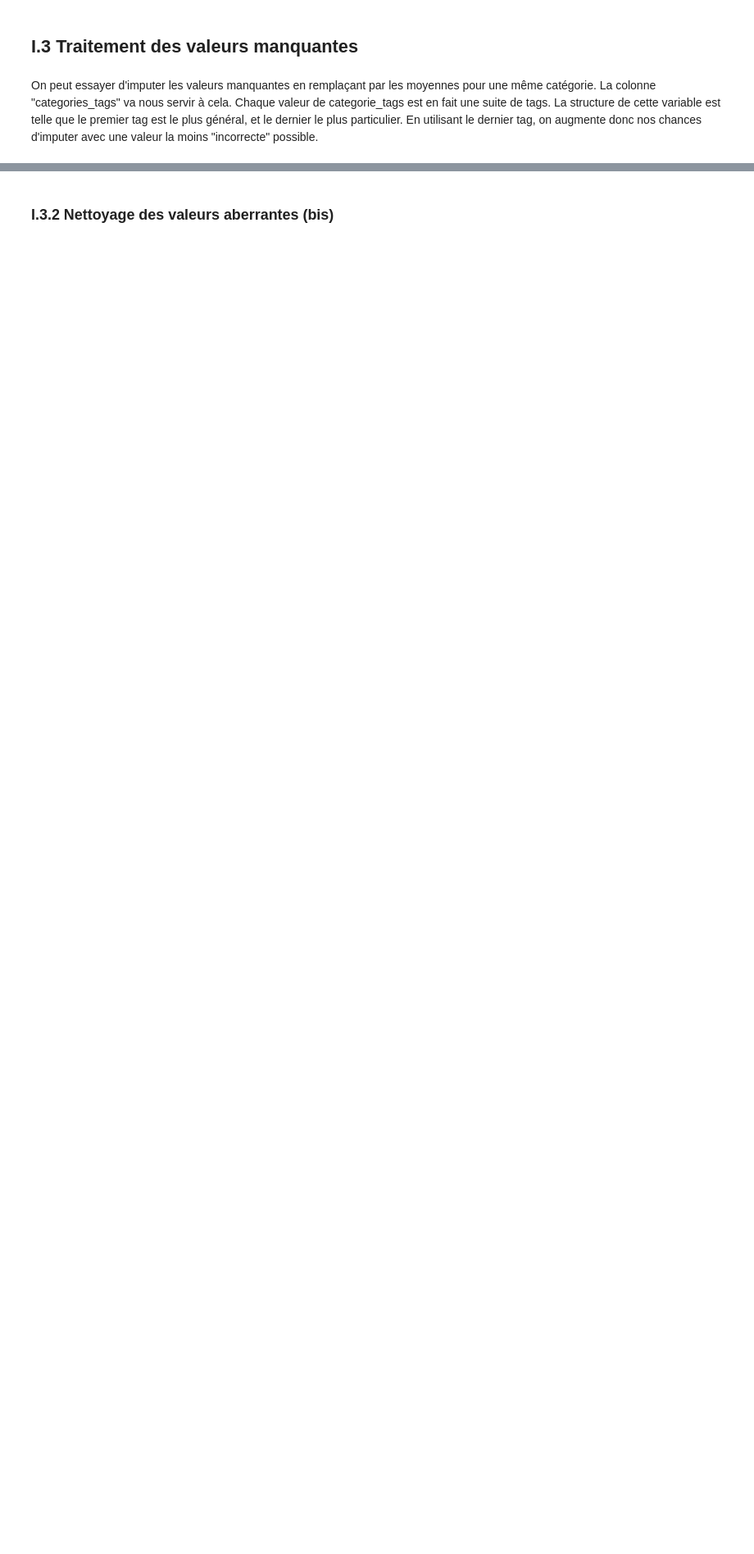
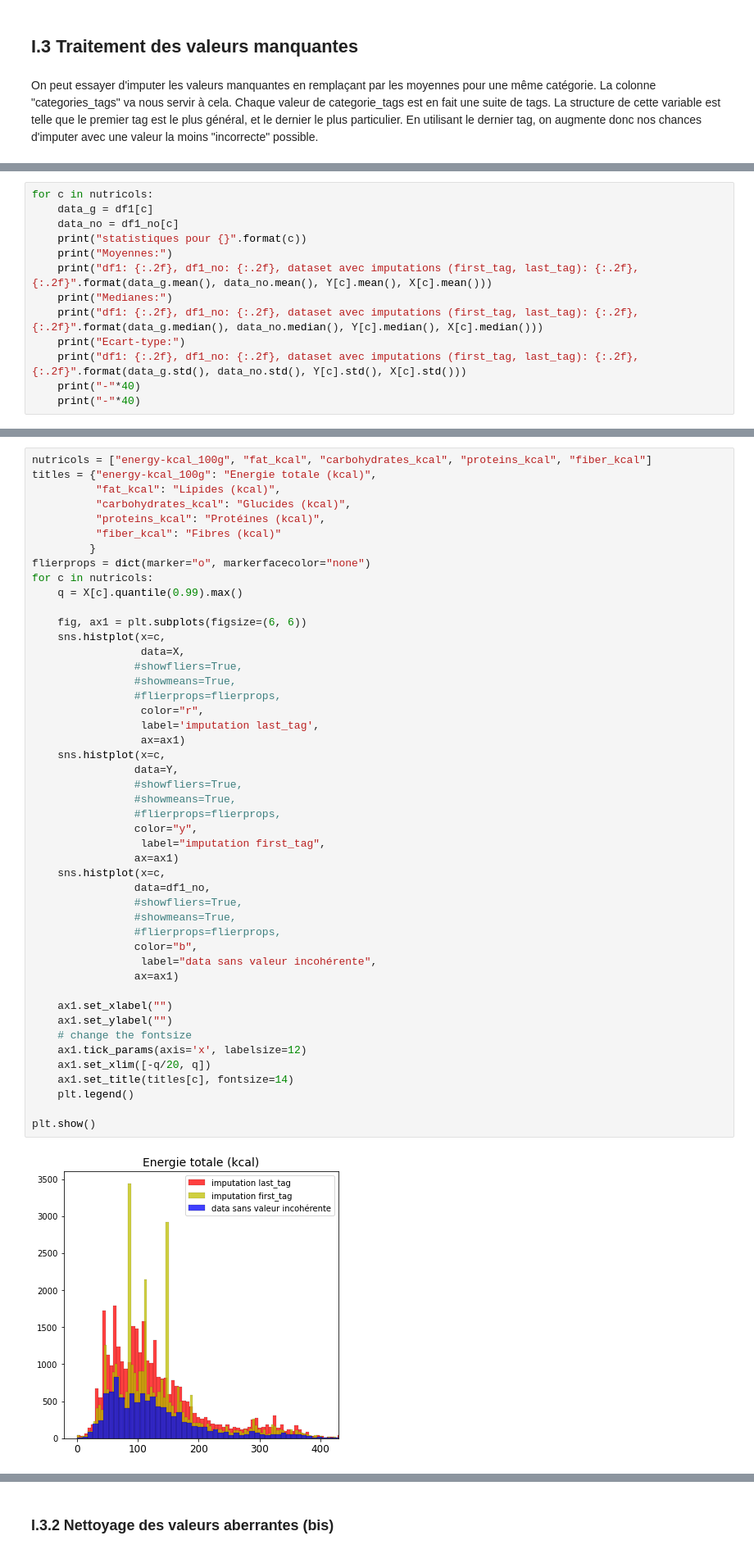
Before and after one commit to OlivierLegrand/P7, a Jupyter notebook: P3/PSanté_notebookpresentation.ipynb, the cells around one changed output, grey strips where cells are left out. Shown at 82% size. Cells and saved outputs as stored; diff of their text form; blank space fills up the shorter version.

```diff
--- a/P3/PSanté_notebookpresentation.ipynb
+++ b/P3/PSanté_notebookpresentation.ipynb
@@ -402,0 +426,13 @@ df1 = Y
+# %%
+for c in nutricols:
+    data_g = df1[c]
+    data_no = df1_no[c]
+    print("statistiques pour {}".format(c))
+    print("Moyennes:")
+    print("df1: {:.2f}, df1_no: {:.2f}, dataset avec imputations (first_tag, last_tag): {:.2f}, {:.2f}".format(data_g.mean(), data_no.mean(), Y[c].mean(), X[c].mean()))
+    print("Medianes:")
+    print("df1: {:.2f}, df1_no: {:.2f}, dataset avec imputations (first_tag, last_tag): {:.2f}, {:.2f}".format(data_g.median(), data_no.median(), Y[c].median(), X[c].median()))
+    print("Ecart-type:")
+    print("df1: {:.2f}, df1_no: {:.2f}, dataset avec imputations (first_tag, last_tag): {:.2f}, {:.2f}".format(data_g.std(), data_no.std(), Y[c].std(), X[c].std()))
+    print("-"*40)
+    print("-"*40)
@@ -402,0 +457,49 @@ df1 = Y
+# %%
+nutricols = ["energy-kcal_100g", "fat_kcal", "carbohydrates_kcal", "proteins_kcal", "fiber_kcal"]
+titles = {"energy-kcal_100g": "Energie totale (kcal)",
+          "fat_kcal": "Lipides (kcal)",
+          "carbohydrates_kcal": "Glucides (kcal)",
+          "proteins_kcal": "Protéines (kcal)",
+          "fiber_kcal": "Fibres (kcal)"
+         }
+flierprops = dict(marker="o", markerfacecolor="none")
+for c in nutricols:
+    q = X[c].quantile(0.99).max()
+
+    fig, ax1 = plt.subplots(figsize=(6, 6))
+    sns.histplot(x=c,
+                 data=X,
+                #showfliers=True,
+                #showmeans=True,
+                #flierprops=flierprops,
+                 color="r",
+                 label='imputation last_tag',
+                 ax=ax1)
+    sns.histplot(x=c,
+                data=Y,
+                #showfliers=True,
+                #showmeans=True,
+                #flierprops=flierprops,
+                color="y",
+                 label="imputation first_tag",
+                ax=ax1)
+    sns.histplot(x=c,
+                data=df1_no,
+                #showfliers=True,
+                #showmeans=True,
+                #flierprops=flierprops,
+                color="b",
+                 label="data sans valeur incohérente",
+                ax=ax1)
+
+    ax1.set_xlabel("")
+    ax1.set_ylabel("")
+    # change the fontsize
+    ax1.tick_params(axis='x', labelsize=12)
+    ax1.set_xlim([-q/20, q])
+    ax1.set_title(titles[c], fontsize=14)
+    plt.legend()
+
+plt.show()
+# %% [output]
+[figure, added]
```
Also changed, not shown: parts of 9 cells of this notebook.
